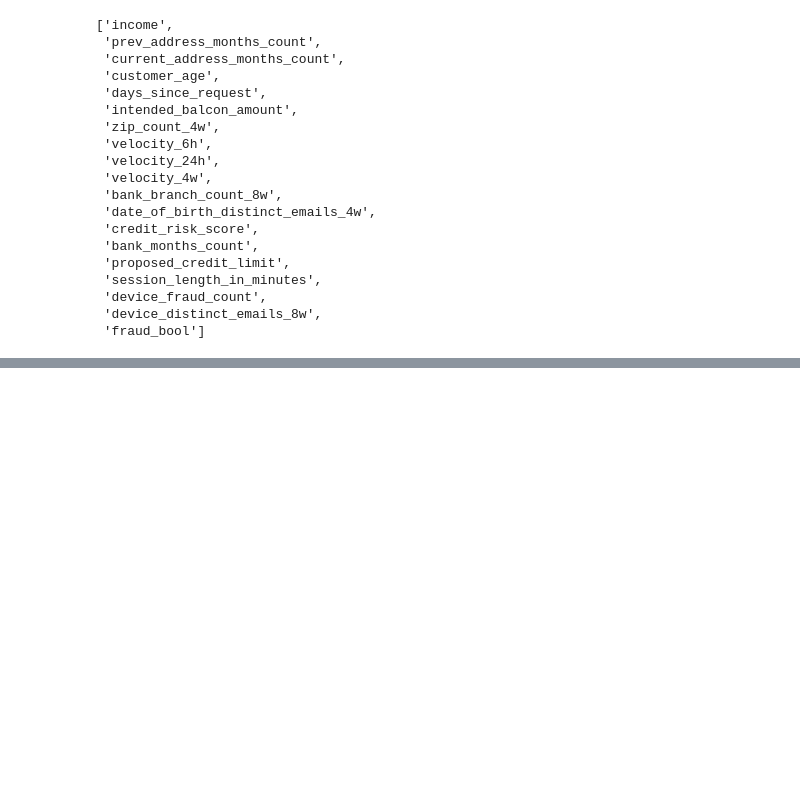
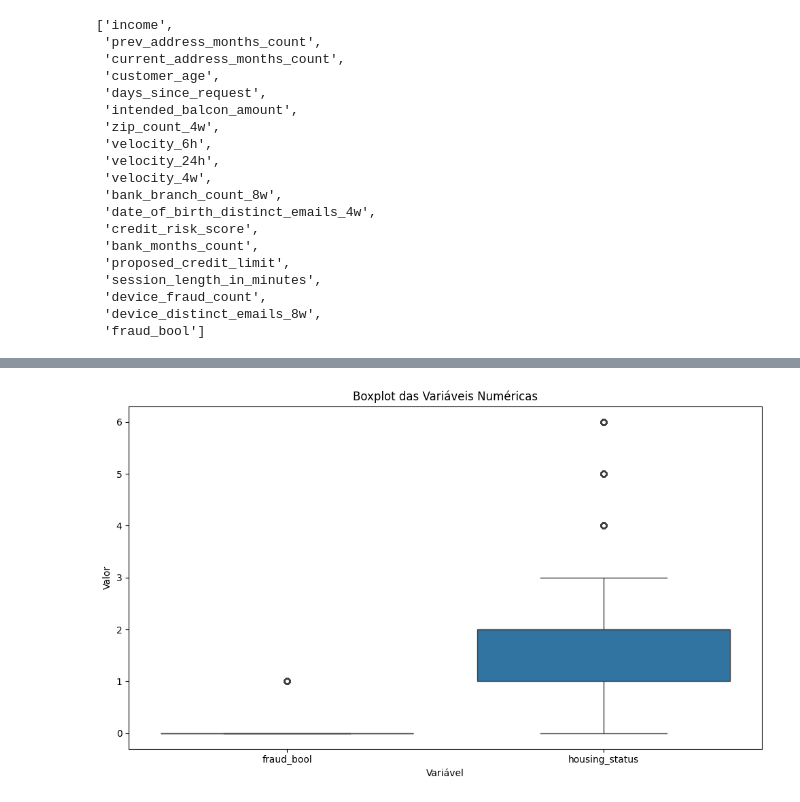
Before and after one commit to darthVarada/Fraudes-Financeiras, a Jupyter notebook: estudo.ipynb, the cells around one changed output, grey strips where cells are left out. Drawn from its saved outputs; the diff is of its cells as text; code cells hidden in the pictures; blank space fills up the shorter version.

```diff
--- a/estudo.ipynb
+++ b/estudo.ipynb
@@ -311,0 +332,17 @@ df_columns
+# %%
+# Selecionar colunas numéricas
+cols = ['fraud_bool', 'housing_status']
+df_box = df_stud[cols].copy()
+#tratar o dado housing_status para ser numérico
+df_box['housing_status'] = df_box['housing_status'].astype('category').cat.codes
+# Converter para formato longo (melt)
+df_long = df_box.melt(var_name='Variável', value_name='Valor')
+
+# Criar o boxplot
+plt.figure(figsize=(10, 6))
+sns.boxplot(data=df_long, x='Variável', y='Valor')
+plt.title("Boxplot das Variáveis Numéricas")
+plt.tight_layout()
+plt.show()
+# %% [output]
+[figure, added]
```
Also changed, not shown: parts of 3 cells of this notebook.
